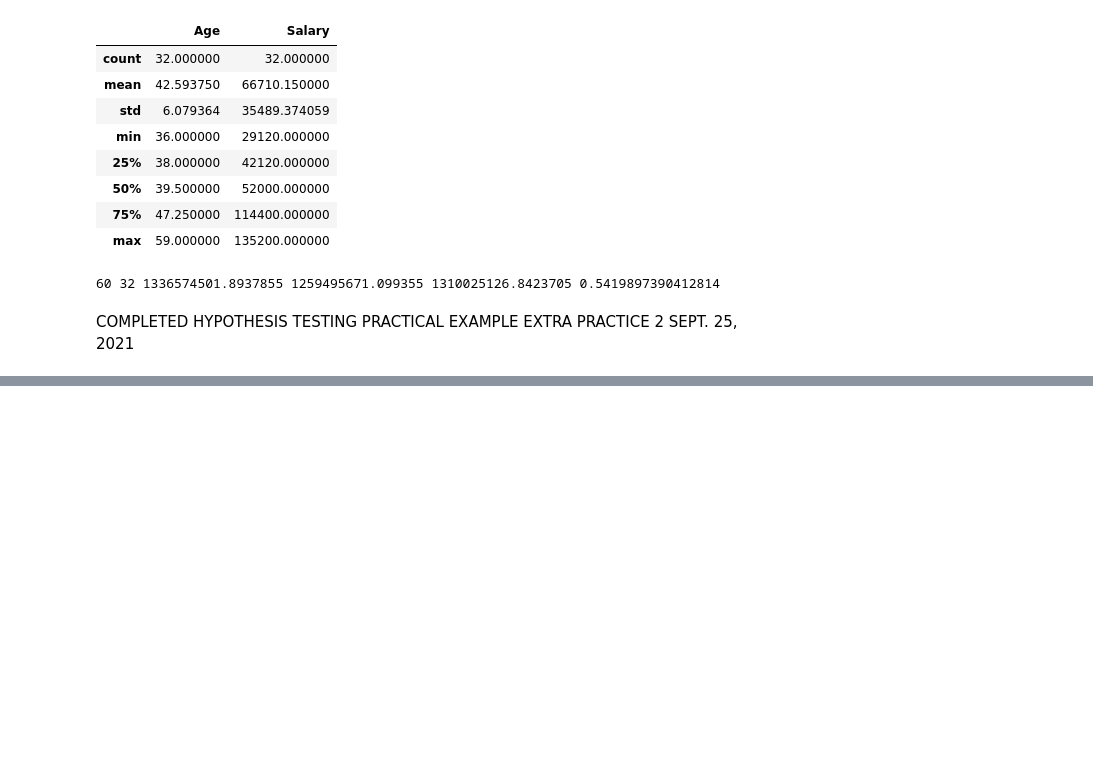
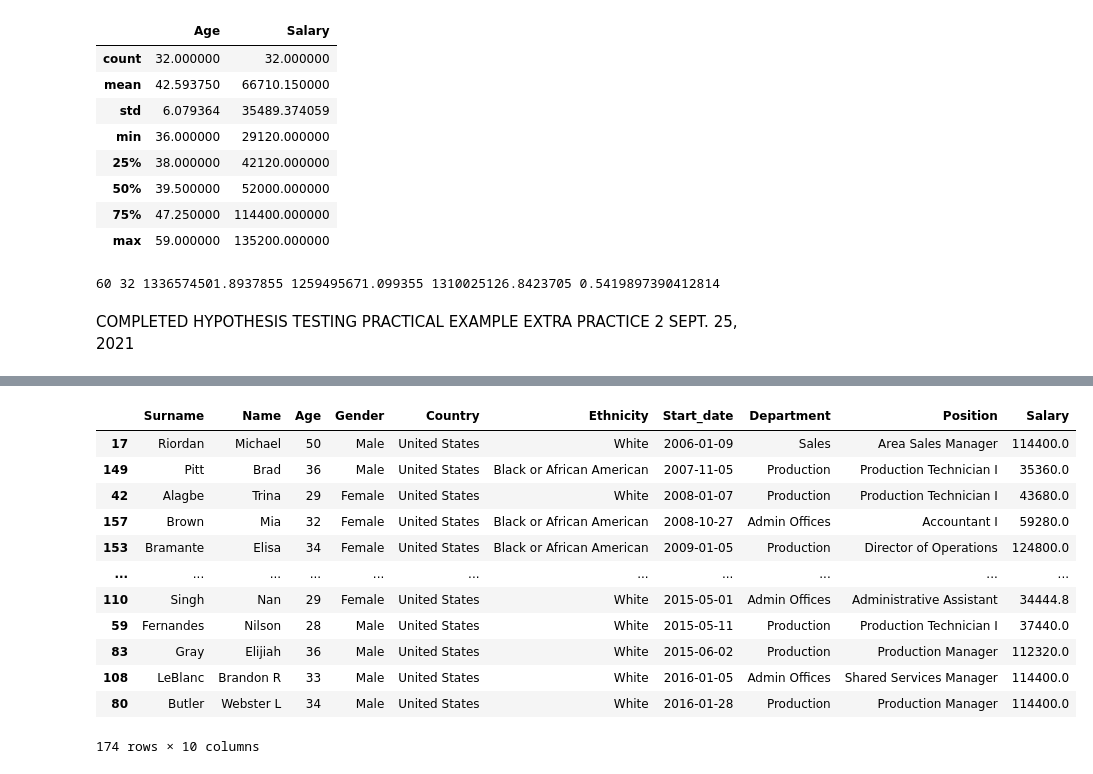
Before and after one commit to Malcolm206/UDEMY_BI_ANALYST, a Jupyter notebook: Untitled.ipynb, the cells around one changed output, grey strips where cells are left out. Drawn from its saved outputs; the diff is of its cells as text; code cells hidden in the pictures; blank space fills up the shorter version.

```diff
--- a/Untitled.ipynb
+++ b/Untitled.ipynb
@@ -1152,0 +1171,21 @@ COMPLETED HYPOTHESIS TESTING PRACTICAL EXAMPLE EXTRA PRACTICE 2 SEPT. 25, 2021
+# %%
+# TASK: Filter the employees by start date. Check gender and racial pay gap only looking at the 50 employees
+# that are working the longest in the firm.
+
+# Sort the employees by start date
+data_sorted_4_10 = data_4_10.sort_values(by = ['Start_date'])
+data_sorted_4_10
+# %% [output]
+|  | Surname | Name | Age | Gender | Country | Ethnicity | Start_date | Department | Position | Salary |
+| 17 | Riordan | Michael | 50 | Male | United States | White | 2006-01-09 | Sales | Area Sales Manager | 114400.0 |
+| 149 | Pitt | Brad | 36 | Male | United States | Black or African American | 2007-11-05 | Production | Production Technician I | 35360.0 |
+| 42 | Alagbe | Trina | 29 | Female | United States | White | 2008-01-07 | Production | Production Technician I | 43680.0 |
+| 157 | Brown | Mia | 32 | Female | United States | Black or African American | 2008-10-27 | Admin Offices | Accountant I | 59280.0 |
+| 153 | Bramante | Elisa | 34 | Female | United States | Black or African American | 2009-01-05 | Production | Director of Operations | 124800.0 |
+| ... | ... | ... | ... | ... | ... | ... | ... | ... | ... | ... |
+| 110 | Singh | Nan | 29 | Female | United States | White | 2015-05-01 | Admin Offices | Administrative Assistant | 34444.8 |
+| 59 | Fernandes | Nilson | 28 | Male | United States | White | 2015-05-11 | Production | Production Technician I | 37440.0 |
+| 83 | Gray | Elijiah | 36 | Male | United States | White | 2015-06-02 | Production | Production Manager | 112320.0 |
+| 108 | LeBlanc | Brandon R | 33 | Male | United States | White | 2016-01-05 | Admin Offices | Shared Services Manager | 114400.0 |
+| 80 | Butler | Webster L | 34 | Male | United States | White | 2016-01-28 | Production | Production Manager | 114400.0 |
+174 rows × 10 columns
```
Also changed, not shown: parts of 6 cells of this notebook.
